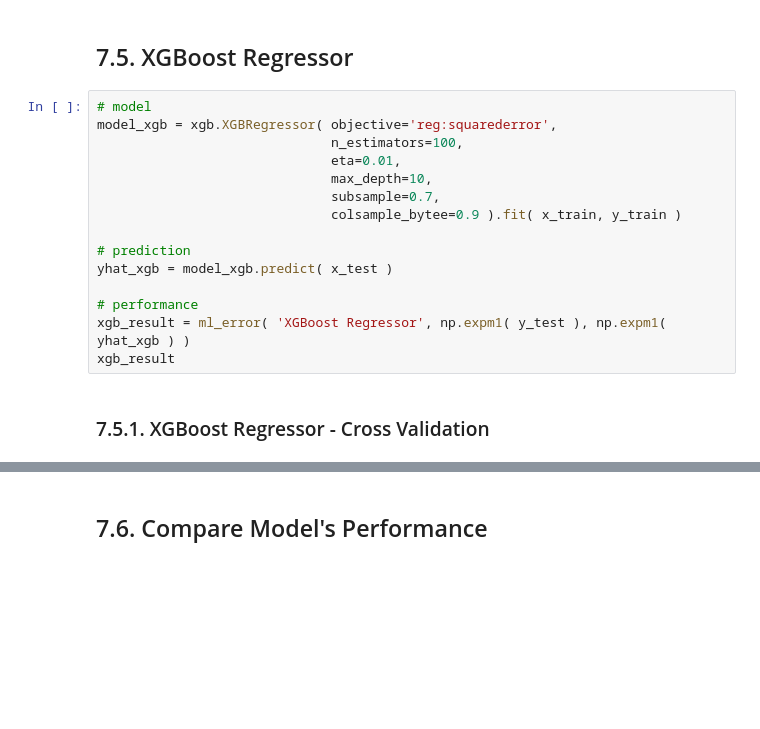
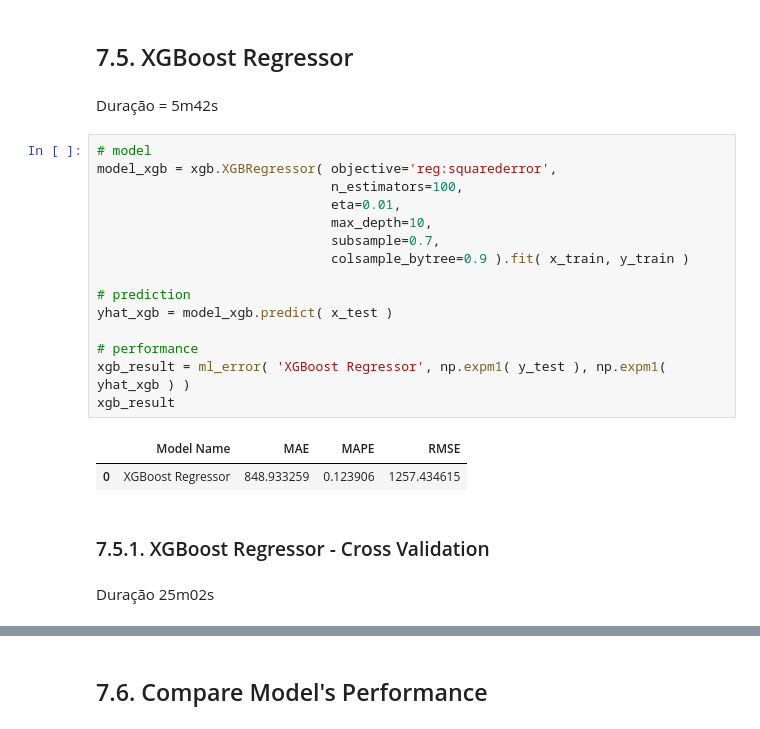
Before and after one commit to igordesouza/ds-em-producao, a Jupyter notebook: m07_v01_store_sales_prediction-Copy1.ipynb, the cells around one changed output, grey strips where cells are left out. Saved outputs shown, nothing was run; the diff lists cells and outputs as text; blank space fills up the shorter version.

```diff
--- a/m07_v01_store_sales_prediction-Copy1.ipynb
+++ b/m07_v01_store_sales_prediction-Copy1.ipynb
@@ -2013,22 +2040,29 @@ rf_result_cv
 # %% [markdown]
 ## 7.5. XGBoost Regressor
+# %% [markdown]
+Duração = 5m42s
 # %%
 # model
 model_xgb = xgb.XGBRegressor( objective='reg:squarederror',
                               n_estimators=100,
                               eta=0.01,
                               max_depth=10,
                               subsample=0.7,
-                              colsample_bytee=0.9 ).fit( x_train, y_train )
+                              colsample_bytree=0.9 ).fit( x_train, y_train )
 
 # prediction
 yhat_xgb = model_xgb.predict( x_test )
 
 # performance
 xgb_result = ml_error( 'XGBoost Regressor', np.expm1( y_test ), np.expm1( yhat_xgb ) )
 xgb_result
+# %% [output]
+|  | Model Name | MAE | MAPE | RMSE |
+| 0 | XGBoost Regressor | 848.933259 | 0.123906 | 1257.434615 |
 # %% [markdown]
 ### 7.5.1. XGBoost Regressor - Cross Validation
+# %% [markdown]
+Duração 25m02s
 # %%
 xgb_result_cv = cross_validation( x_training, 5, 'XGBoost Regressor', model_xgb, verbose=True )
 xgb_result_cv
```
Also changed, not shown: parts of 14 cells of this notebook.
